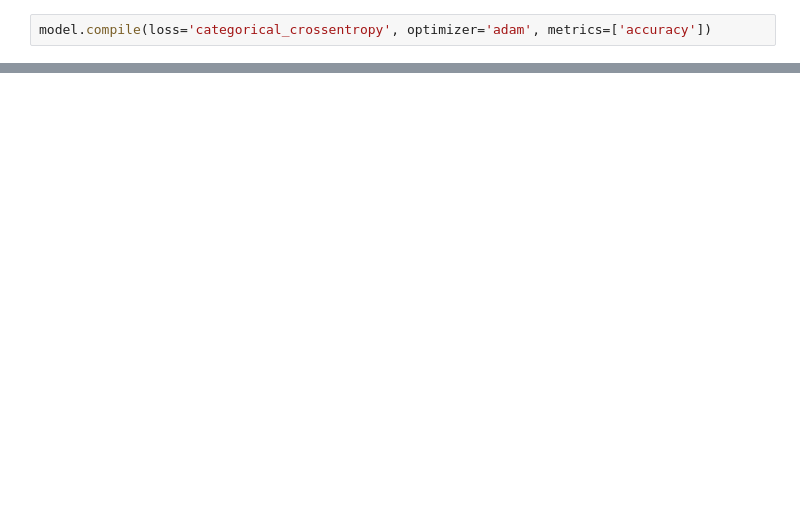
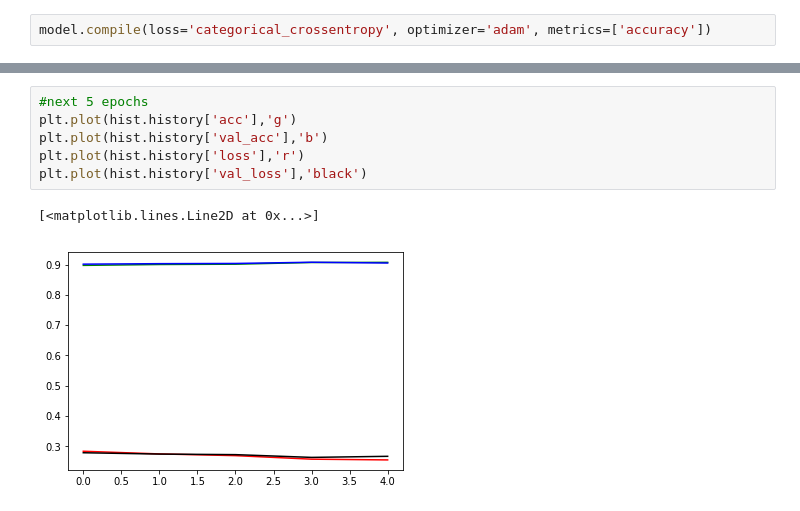
Before and after one commit to vasu-dev/MNIST-Fashion, a Jupyter notebook: CNN_small.ipynb, the cells around one changed output, grey strips where cells are left out. Drawn from its saved outputs; the diff is of its cells as text; blank space fills up the shorter version.

```diff
--- a/CNN_small.ipynb
+++ b/CNN_small.ipynb
@@ -123,0 +135,9 @@ Epoch 10/10
+# %%
+#next 5 epochs
+plt.plot(hist.history['acc'],'g')
+plt.plot(hist.history['val_acc'],'b')
+plt.plot(hist.history['loss'],'r')
+plt.plot(hist.history['val_loss'],'black')
+# %% [output]
+[<matplotlib.lines.Line2D at 0x...>]
+[figure, added]
```
Also changed, not shown: parts of 6 cells of this notebook, 1 other file.
